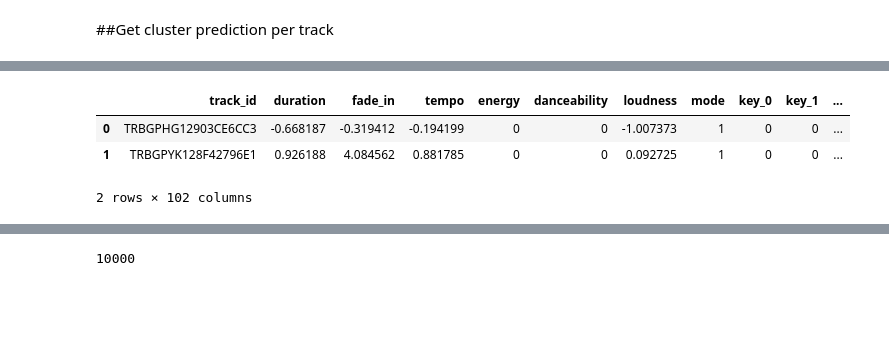
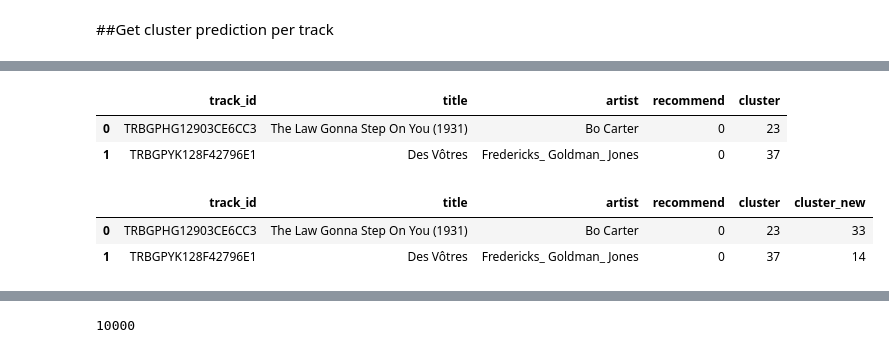
Before and after one commit to trishaandrews/music_explorer, a Jupyter notebook: make_recommend_df.ipynb, the cells around one changed output, grey strips where cells are left out. Drawn from its saved outputs; the diff is of its cells as text; code cells hidden in the pictures; blank space fills up the shorter version.

```diff
--- a/make_recommend_df.ipynb
+++ b/make_recommend_df.ipynb
@@ -89,15 +91,30 @@ tracks.head(2)
 # %%
 kmeans = unpickle(basedir + "kmeans40.pkl")
+# %%
+kmeans_new = unpickle(basedir + "kmeans40_None_2.pkl")
 # %%
 def predict(row):
     features = row.iloc[1:].tolist()
     return kmeans.predict(features)[0]
+
+def predict_new(row):
+    features = row.iloc[1:].tolist()
+    return kmeans_new.predict(features)[0]
+# %%
+with open(basedir + "trackinfo_old.csv", 'r') as tof:
+    info = pd.read_csv(tof, index_col=0)
+# %%
+info.head(2)
+# %% [output]
+|  | track_id | title | artist | recommend | cluster |
+| 0 | TRBGPHG12903CE6CC3 | The Law Gonna Step On You (1931) | Bo Carter | 0 | 23 |
+| 1 | TRBGPYK128F42796E1 | Des Vôtres | Fredericks_ Goldman_ Jones | 0 | 37 |
 # %%
-tracks["cluster"] = tracks.apply(predict, axis=1)
+#tracks["cluster"] = tracks.apply(predict, axis=1)
+info["cluster_new"] = tracks.apply(predict_new, axis=1)
 # %%
-tracks.head(2)
+info.head(2)
 # %% [output]
-|  | track_id | duration | fade_in | tempo | energy | danceability | loudness | mode | key_0 | key_1 | ... |
-| 0 | TRBGPHG12903CE6CC3 | -0.668187 | -0.319412 | -0.194199 | 0 | 0 | -1.007373 | 1 | 0 | 0 | ... |
-| 1 | TRBGPYK128F42796E1 | 0.926188 | 4.084562 | 0.881785 | 0 | 0 | 0.092725 | 1 | 0 | 0 | ... |
+|  | track_id | title | artist | recommend | cluster | cluster_new |
+| 0 | TRBGPHG12903CE6CC3 | The Law Gonna Step On You (1931) | Bo Carter | 0 | 23 | 33 |
+| 1 | TRBGPYK128F42796E1 | Des Vôtres | Fredericks_ Goldman_ Jones | 0 | 37 | 14 |
-2 rows × 102 columns
```
Also changed, not shown: parts of 9 cells of this notebook, 19 other files.
